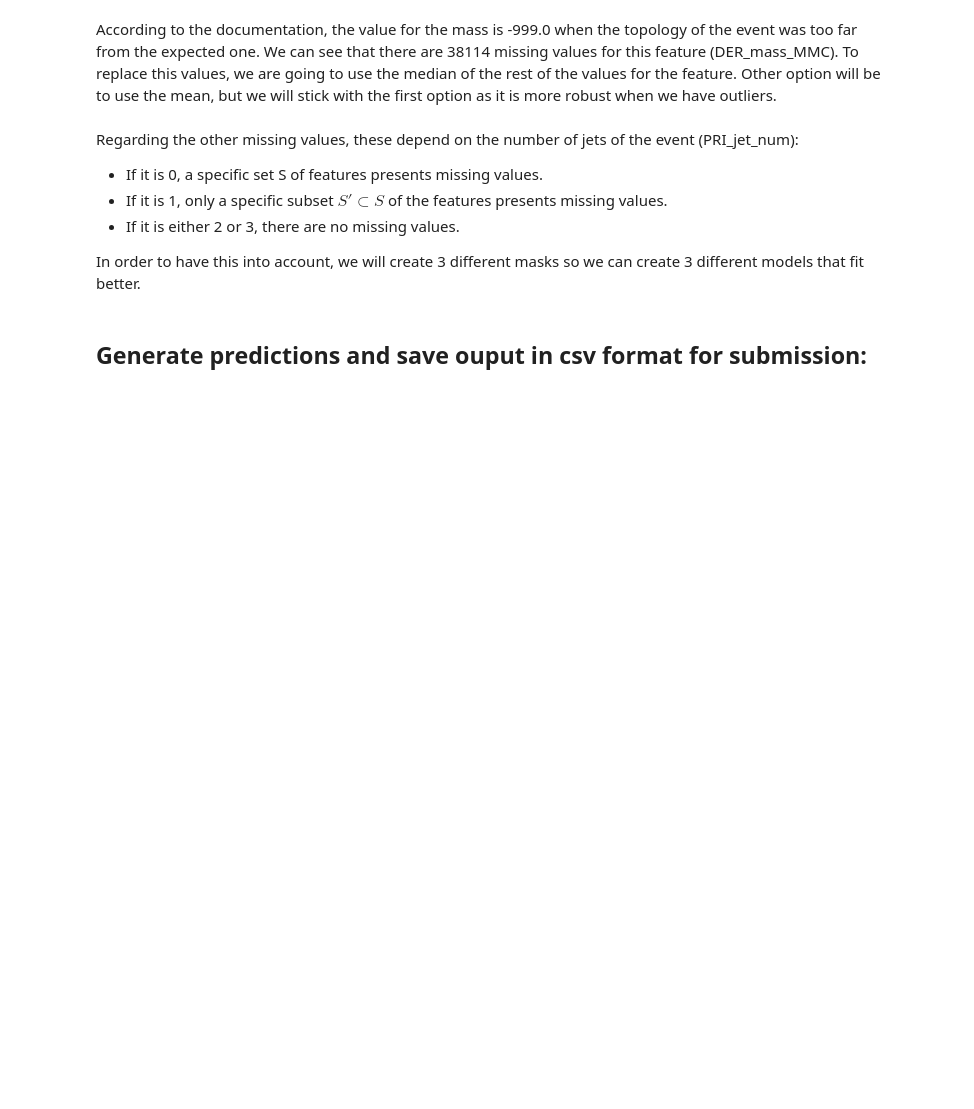
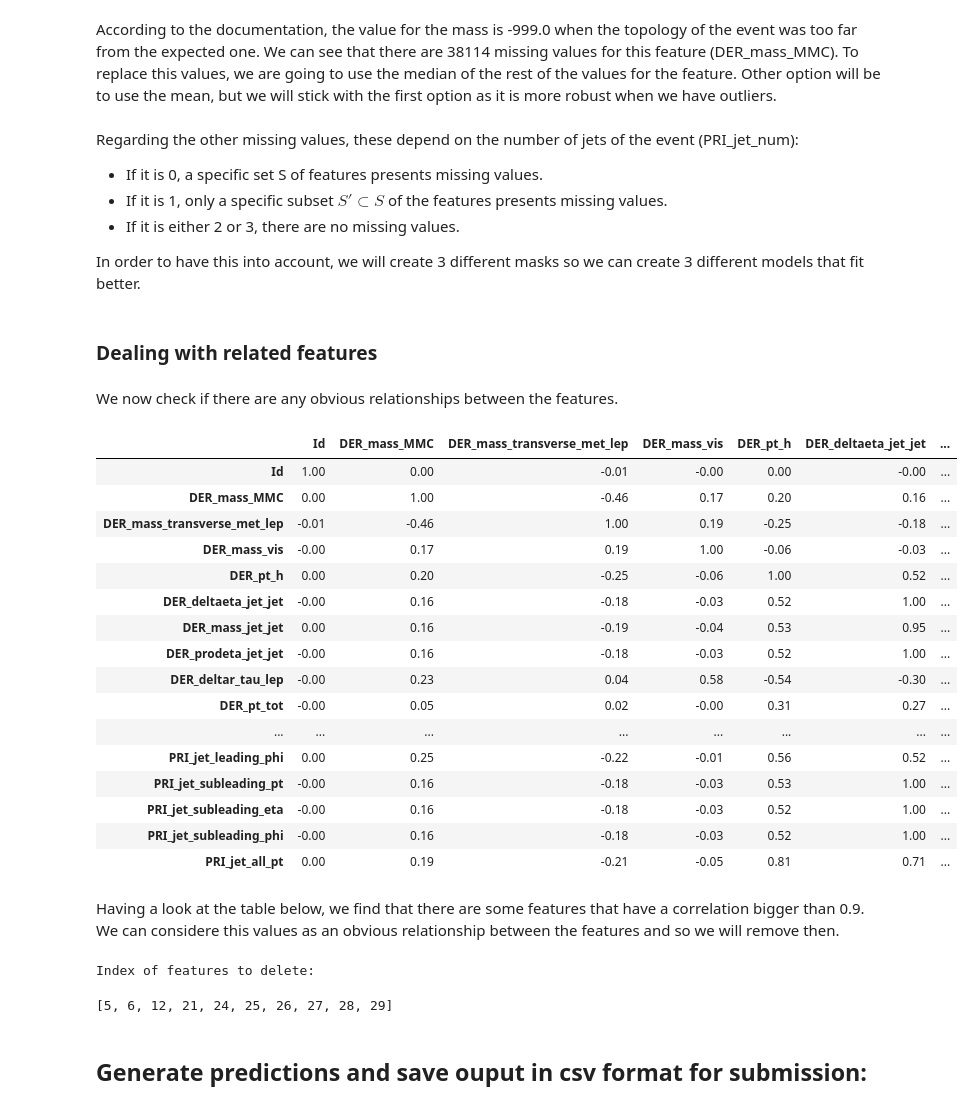
Before and after one commit to CS-433/EPFL-CS433-Project1, a Jupyter notebook: scripts/project1.ipynb, the cells around one changed output. Saved outputs shown, nothing was run; the diff lists cells and outputs as text; code cells hidden in the pictures; blank space fills up the shorter version.

```diff
--- a/scripts/project1.ipynb
+++ b/scripts/project1.ipynb
@@ -118,0 +122,42 @@ def get_masks(x):
+# %% [markdown]
+### Dealing with related features
+# %% [markdown]
+We now check if there are any obvious relationships between the features.
+# %%
+corr_matrix = events.corr()
+corr_matrix.style.background_gradient(cmap='coolwarm', axis=None).set_precision(2)
+# %% [output]
+|  | Id | DER_mass_MMC | DER_mass_transverse_met_lep | DER_mass_vis | DER_pt_h | DER_deltaeta_jet_jet | ... |
+| Id | 1.00 | 0.00 | -0.01 | -0.00 | 0.00 | -0.00 | ... |
+| DER_mass_MMC | 0.00 | 1.00 | -0.46 | 0.17 | 0.20 | 0.16 | ... |
+| DER_mass_transverse_met_lep | -0.01 | -0.46 | 1.00 | 0.19 | -0.25 | -0.18 | ... |
+| DER_mass_vis | -0.00 | 0.17 | 0.19 | 1.00 | -0.06 | -0.03 | ... |
+| DER_pt_h | 0.00 | 0.20 | -0.25 | -0.06 | 1.00 | 0.52 | ... |
+| DER_deltaeta_jet_jet | -0.00 | 0.16 | -0.18 | -0.03 | 0.52 | 1.00 | ... |
+| DER_mass_jet_jet | 0.00 | 0.16 | -0.19 | -0.04 | 0.53 | 0.95 | ... |
+| DER_prodeta_jet_jet | -0.00 | 0.16 | -0.18 | -0.03 | 0.52 | 1.00 | ... |
+| DER_deltar_tau_lep | -0.00 | 0.23 | 0.04 | 0.58 | -0.54 | -0.30 | ... |
+| DER_pt_tot | -0.00 | 0.05 | 0.02 | -0.00 | 0.31 | 0.27 | ... |
+| ... | ... | ... | ... | ... | ... | ... | ... |
+| PRI_jet_leading_phi | 0.00 | 0.25 | -0.22 | -0.01 | 0.56 | 0.52 | ... |
+| PRI_jet_subleading_pt | -0.00 | 0.16 | -0.18 | -0.03 | 0.53 | 1.00 | ... |
+| PRI_jet_subleading_eta | -0.00 | 0.16 | -0.18 | -0.03 | 0.52 | 1.00 | ... |
+| PRI_jet_subleading_phi | -0.00 | 0.16 | -0.18 | -0.03 | 0.52 | 1.00 | ... |
+| PRI_jet_all_pt | 0.00 | 0.19 | -0.21 | -0.05 | 0.81 | 0.71 | ... |
+# %% [markdown]
+Having a look at the table below, we find that there are some features that have a correlation bigger than 0.9. We can considere this values as an obvious relationship between the features and so we will remove then.
+# %%
+# Calculate absolute of all corr values
+corr_matrix = corr_matrix.abs()
+
+# Get upper triangle of correlation matrix
+mask = np.triu(np.ones(corr_matrix.shape), k=1)
+upperTriangle = corr_matrix.where(mask.astype(bool))
+
+# Find index of features with corr > 0.9
+del_features = [events.columns.get_loc(column) - 2 for column in upperTriangle.columns if any(upperTriangle[column] > 0.9)]
+print('Index of features to delete:')
+del_features
+# %% [output]
+Index of features to delete:
+[5, 6, 12, 21, 24, 25, 26, 27, 28, 29]
```
Also changed, not shown: parts of 25 cells of this notebook, 2 other files.
